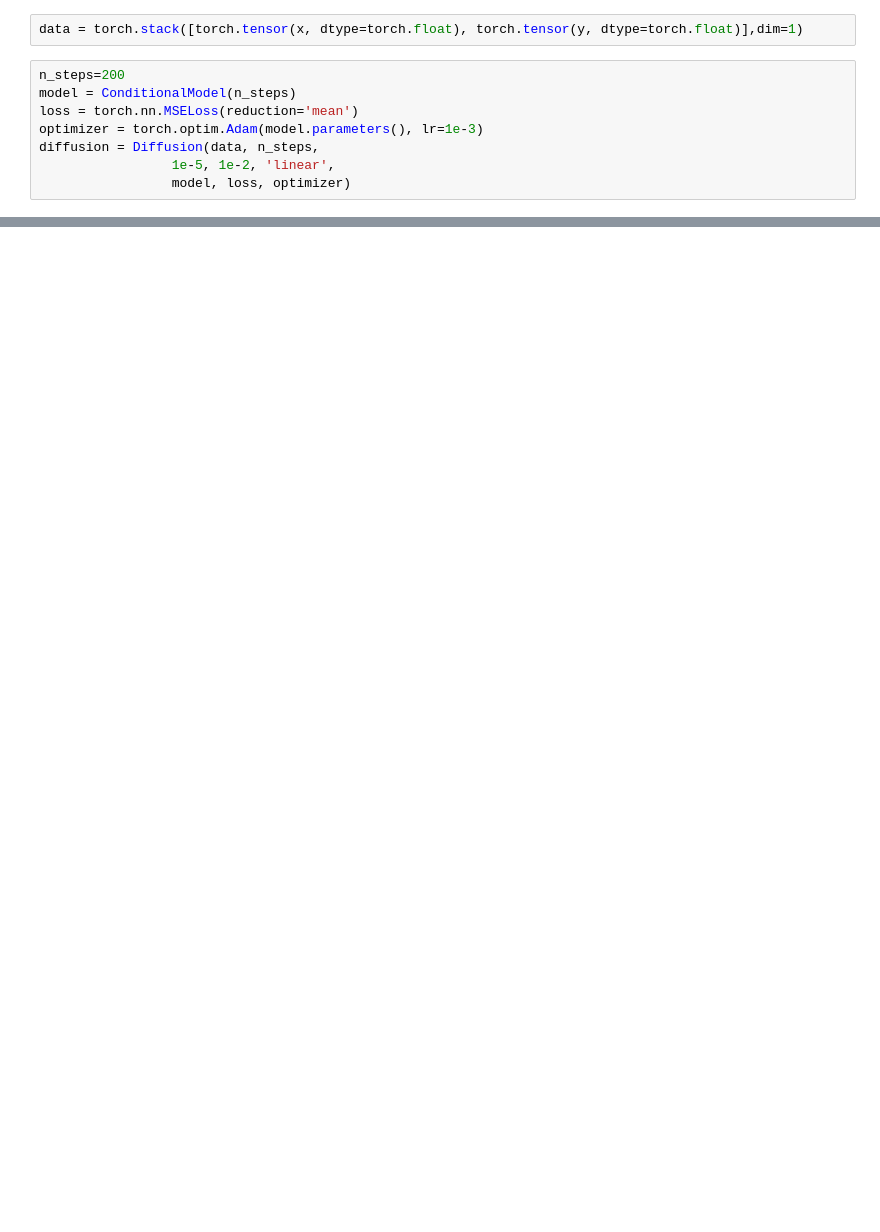
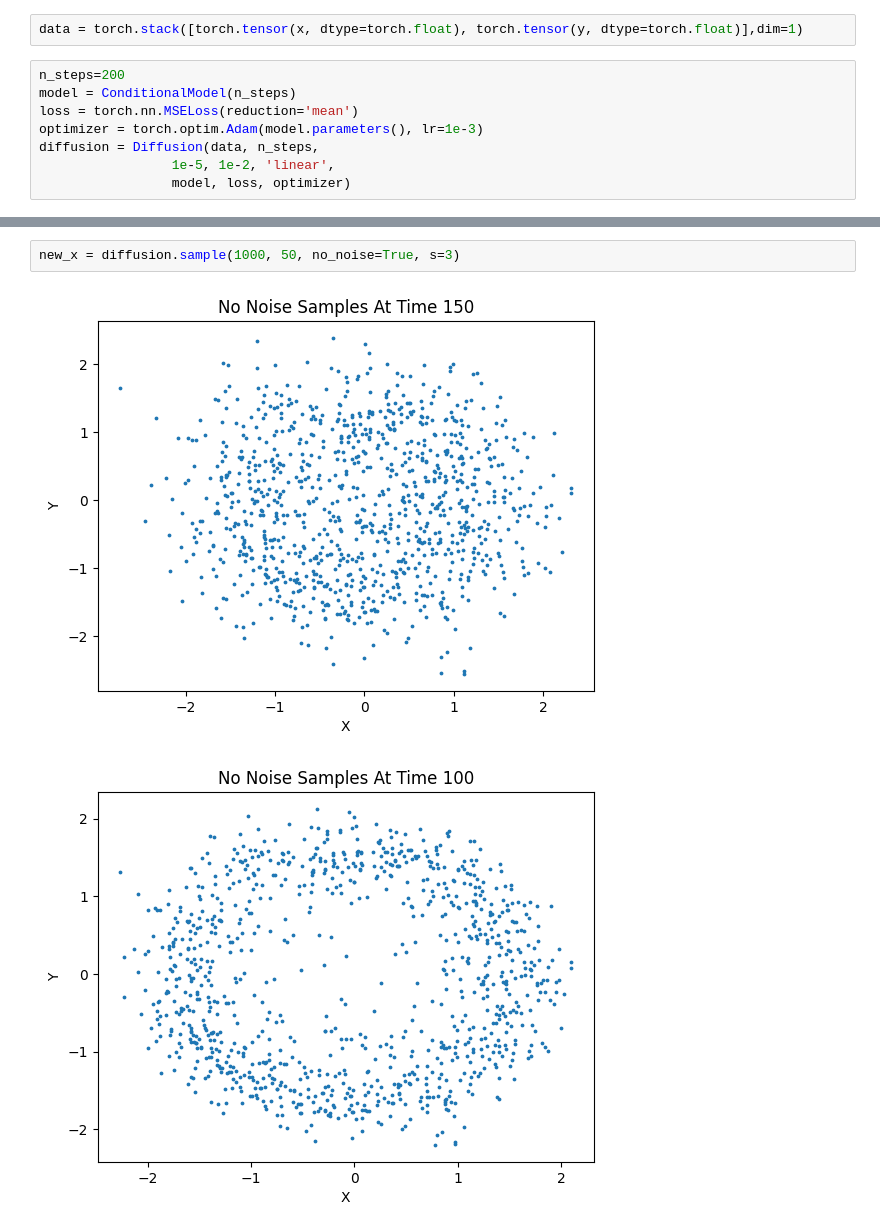
Before and after one commit to KristofPusztai/Probabilistic-Diffusion, a Jupyter notebook: circular_data.ipynb, the cells around one changed output, grey strips where cells are left out. Saved outputs shown, nothing was run; the diff lists cells and outputs as text; blank space fills up the shorter version.

```diff
--- a/circular_data.ipynb
+++ b/circular_data.ipynb
@@ -133,0 +134,5 @@ new_x = diffusion.sample(2000, 50, s=5)
+# %%
+new_x = diffusion.sample(1000, 50, no_noise=True, s=3)
+# %% [output]
+[figure, added]
+[figure, added]
```
Also changed, not shown: parts of 6 cells of this notebook, 4 other files.
